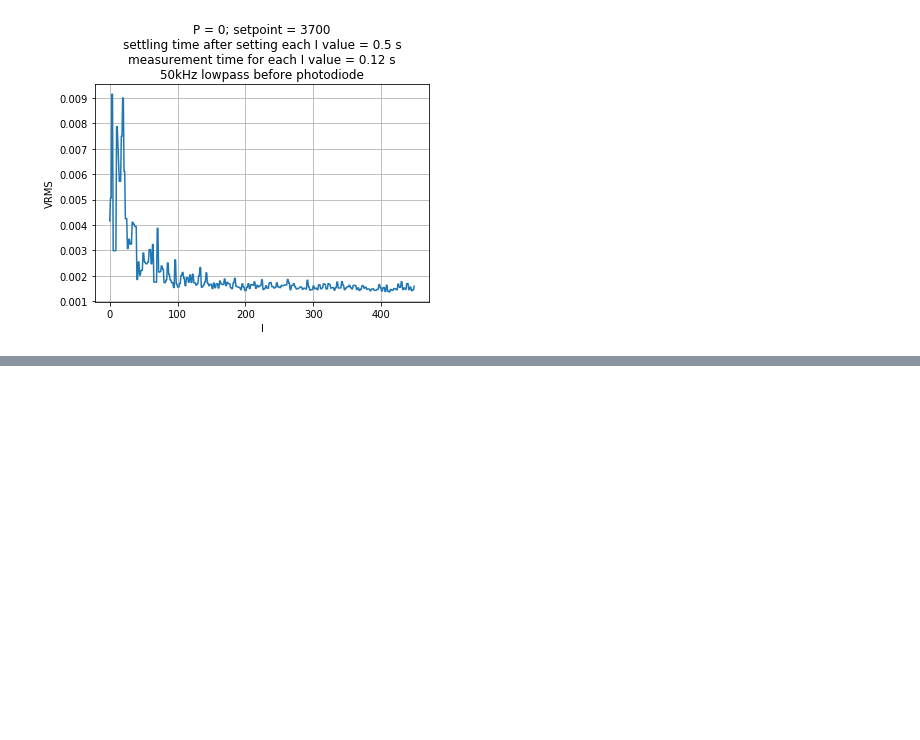
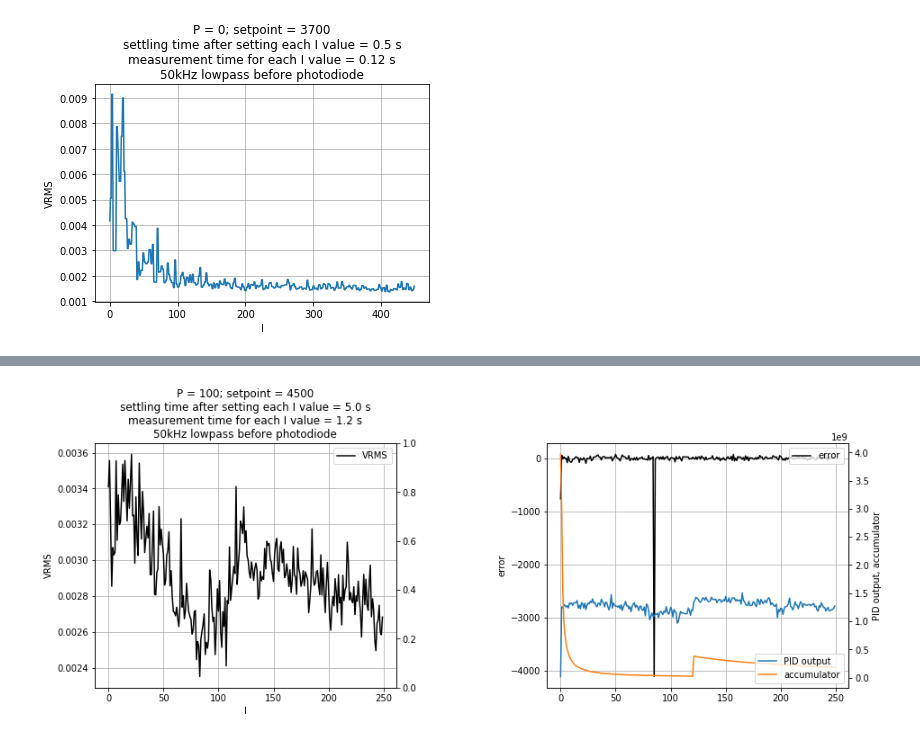
Before and after one commit to js216/FPGA-codes, a Jupyter notebook: 8 PID RS232/testing/USB RS232 FPGA PID DDS PCB.ipynb, the cells around one changed output, grey strips where cells are left out. Saved outputs shown, nothing was run; the diff lists cells and outputs as text; code cells hidden in the pictures; blank space fills up the shorter version.

Commit message:
get more data

```diff
--- a/8 PID RS232/testing/USB RS232 FPGA PID DDS PCB.ipynb
+++ b/8 PID RS232/testing/USB RS232 FPGA PID DDS PCB.ipynb
@@ -711,0 +789,38 @@ plt.grid()
+# %%
+# get data from HDF file
+dset = f["laser power vs I10"]
+I_arr, VRMS_arr, accumulator_arr, error_arr, out_arr = dset[0], dset[1], dset[2], dset[3], dset[4]
+
+# plot axes
+fig, (ax1, ax2) = plt.subplots(1, 2, figsize=(15,5))
+ax1_b = ax1.twinx()
+ax2_b = ax2.twinx()
+
+# plot labels
+ax1.set_xlabel("I")
+ax1.set_ylabel("VRMS")
+ax1.set_title(
+    "P = " + str(dset.attrs["P"]) + "; "\
+    "setpoint = " + str(dset.attrs["S"]) + "\n"\
+    "settling time after setting each I value = " + str(round(dset.attrs["settling_time"], 2)) + " s\n" + \
+    "measurement time for each I value = " + str(round(12*dset.attrs["scope_horiz_scale"], 2)) + " s\n" + \
+    dset.attrs['setup_comments']
+  )
+ax2.set_ylabel("error")
+ax2_b.set_ylabel("PID output, accumulator")
+
+# plot data
+ax1.plot(I_arr[VRMS_arr<1e10], VRMS_arr[VRMS_arr<1e10], label="VRMS", color="black")
+ax2.plot(I_arr[VRMS_arr<1e10], error_arr[VRMS_arr<1e10], label="error", color="black")
+ax2_b.plot(I_arr[VRMS_arr<1e10], out_arr[VRMS_arr<1e10], label="PID output")
+ax2_b.plot(I_arr[VRMS_arr<1e10], accumulator_arr[VRMS_arr<1e10], label="accumulator")
+
+# format
+plt.subplots_adjust(wspace=.5)
+ax1.grid()
+ax2.grid()
+ax1.legend()
+ax2.legend(loc=1)
+ax2_b.legend(loc=4);
+# %% [output]
+[figure, added]
```
Also changed, not shown: parts of 23 cells of this notebook, 1 other file.
